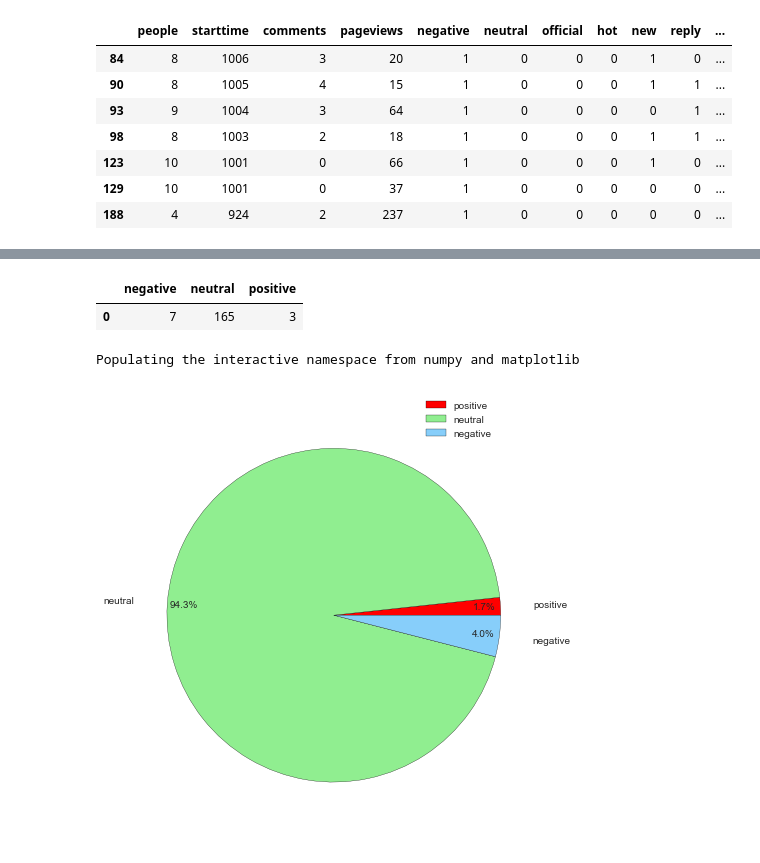
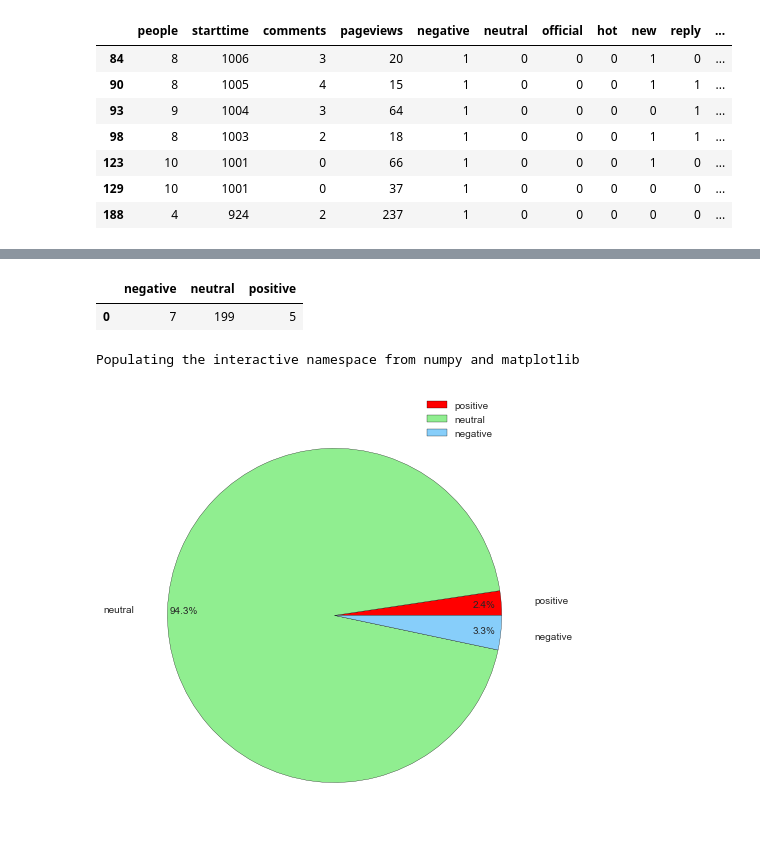
Before and after one commit to Vayne-Lover/Endless-Wars, a Jupyter notebook: Data Analysis.ipynb, the cells around one changed output, grey strips where cells are left out. Saved outputs shown, nothing was run; the diff lists cells and outputs as text; code cells hidden in the pictures.

```diff
--- a/Data Analysis.ipynb
+++ b/Data Analysis.ipynb
@@ -80,10 +82,10 @@ print negative_data.shape[0]
 7
 # %%
-emotion_data=pd.DataFrame({'positive':[3],'negative':[7],'neutral':[165]})
+emotion_data=pd.DataFrame({'positive':[5],'negative':[7],'neutral':[199]})
 emotion_data
 # %% [output]
 |  | negative | neutral | positive |
-| 0 | 7 | 165 | 3 |
+| 0 | 7 | 199 | 5 |
 # %%
 from matplotlib import pyplot as plt
 %pylab inline
@@ -92,32 +94,32 @@ plt.figure(figsize=(6,8))
 #定义饼状图的标签，标签是列表
 labels = [u'positive',u'neutral',u'negative']
 #每个标签占多大，会自动去算百分比
-sizes = [3,165,7]
+sizes = [5,199,7]
 colors = ['red','lightgreen','lightskyblue']
 #将某部分爆炸出来， 使用括号，将第一块分割出来，数值的大小是分割出来的与其他两块的间隙
 explode = (0,0,0)
 
 patches,l_text,p_text = plt.pie(sizes,explode=explode,labels=labels,colors=colors,
                                 labeldistance = 1.2,autopct = '%1.1f%%',shadow = False,
                                 startangle = 0,pctdistance = 0.9)
 
 #labeldistance，文本的位置离远点有多远，1.1指1.1倍半径的位置
 #autopct，圆里面的文本格式，%3.1f%%表示小数有三位，整数有一位的浮点数
 #shadow，饼是否有阴影
 #startangle，起始角度，0，表示从0开始逆时针转，为第一块。一般选择从90度开始比较好看
 #pctdistance，百分比的text离圆心的距离
 #patches, l_texts, p_texts，为了得到饼图的返回值，p_texts饼图内部文本的，l_texts饼图外label的文本
 
 #改变文本的大小
 #方法是把每一个text遍历。调用set_size方法设置它的属性
 for t in l_text:
     t.set_size=(100)
 for t in p_text:
     t.set_size=(80)
 # 设置x，y轴刻度一致，这样饼图才能是圆的
 plt.axis('equal')
 plt.legend()
 plt.show()
 # %% [output]
 Populating the interactive namespace from numpy and matplotlib
-[figure, old version]
+[figure, new version]
```
Also changed, not shown: parts of 8 cells of this notebook.
